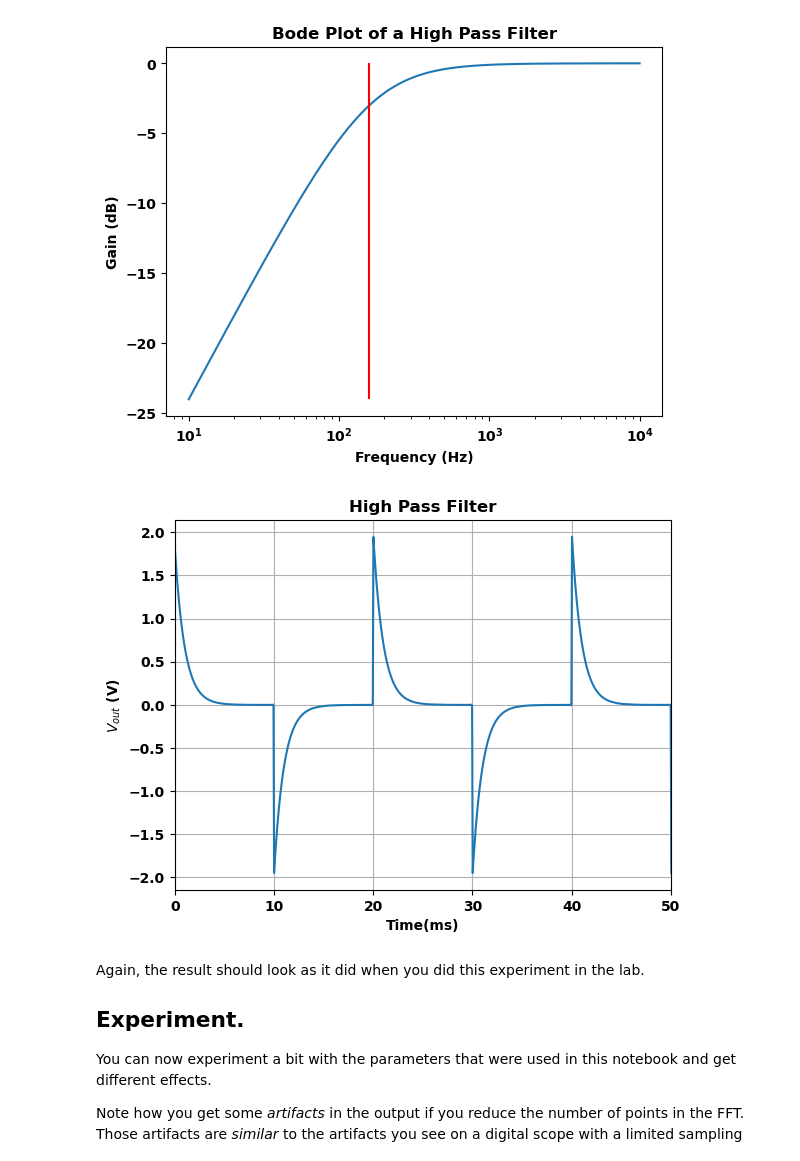
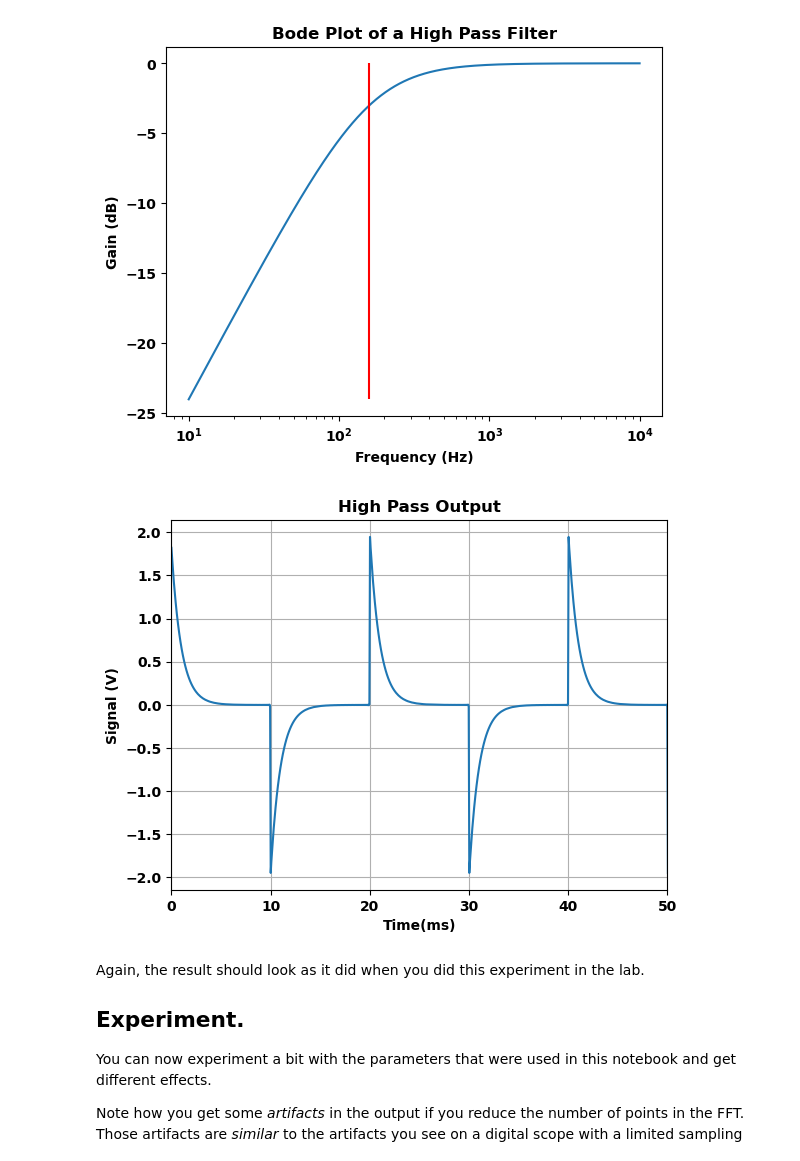
Before and after one commit to rainvm/College-Work, a Jupyter notebook: Physics/Experimental 1/Homework 4/RC_Filters_in_Python.ipynb, the cells around one changed output. Drawn from its saved outputs; the diff is of its cells as text; code cells hidden in the pictures.

```diff
--- a/Physics/Experimental 1/Homework 4/RC_Filters_in_Python.ipynb
+++ b/Physics/Experimental 1/Homework 4/RC_Filters_in_Python.ipynb
@@ -312,22 +312,22 @@ plt.show()
 # %%
 # Put the code for doing the Fourier transform of a square wave, the filter step, and the
 # inverse Fourier transform here. Then add the code to plot the result.
 #
 # Points = 10
 #
-gain = Filter(freq, R, C)
+gain = Filter(freq, 1000, 1e-6)
 y_sq_fft_out = fourier * gain
 y_sq_out = ifft(y_sq_fft_out)
 plt.plot(1000*t, y_sq_out)             # Change the x-axis scale to ms by multiplying by 10^3
 ax = plt.gca()
 ax.set_xlim(0.,50.)               # Show only the first 50 ms of the signal
 plt.grid(True)
-plt.title("High Pass Filter")
+plt.title("High Pass Output")
 plt.xlabel("Time(ms)",position=(0.95,1))
-plt.ylabel(r"$V_{out}$ (V)",position=(1,0.9))
+plt.ylabel("Signal (V)",position=(1,0.9))
 plt.show()
 # %% [output]
-[figure, old version]
+[figure, new version]
 # %% [markdown]
 Again, the result should look as it did when you did this experiment in the lab.
 
```
Also changed, not shown: parts of 1 cell of this notebook, 19 other files.
